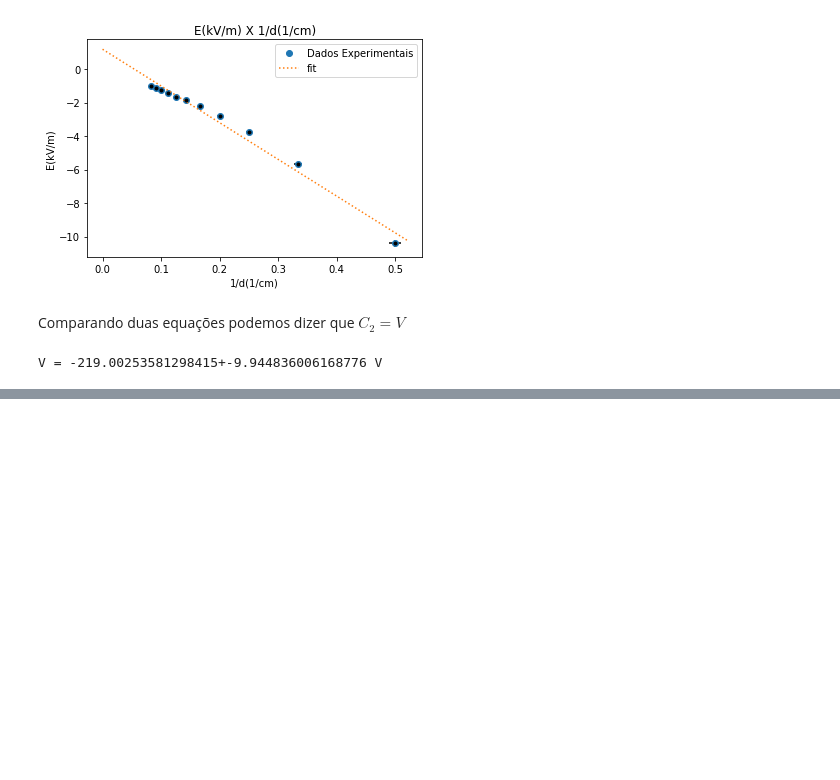
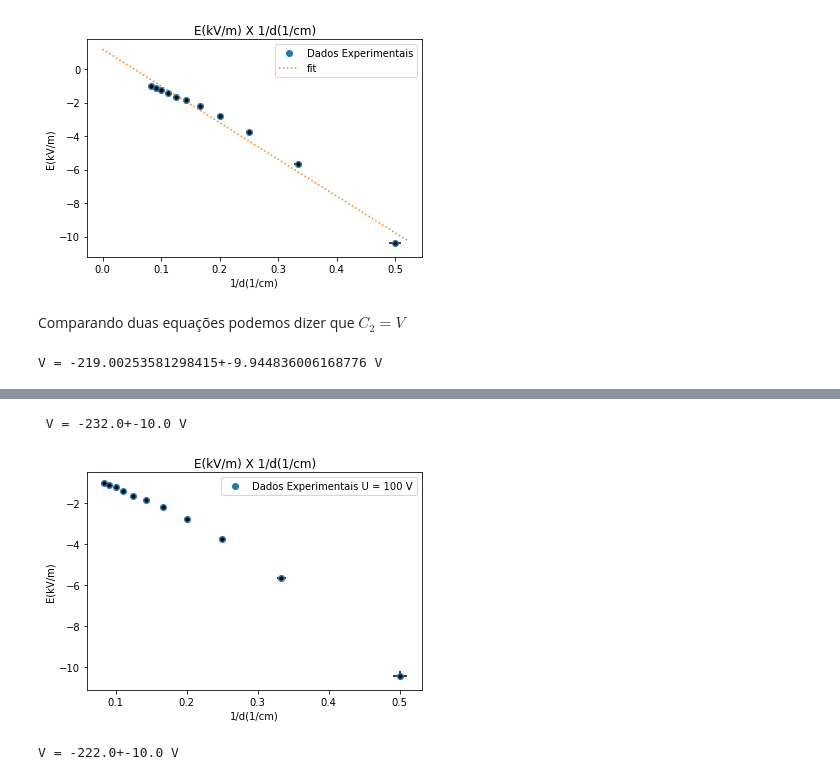
Before and after one commit to PassosSouza/LabII-CampoEletrico, a Jupyter notebook: Analise.ipynb, the cells around one changed output, grey strips where cells are left out. Cells and saved outputs as stored; diff of their text form; code cells hidden in the pictures; blank space fills up the shorter version.

```diff
--- a/Analise.ipynb
+++ b/Analise.ipynb
@@ -274,0 +294,31 @@ V = -219.00253581298415+-9.944836006168776 V
+# %%
+def curve2(x,A,B):
+    return A*x+B
+popt, pcov = curve_fit(curve2, d1[:-1], E22[:-1])
+#para calcular erro
+std = np.sqrt(np.diag(pcov))
+#mostrar coeficientes obtidos
+print(f' V = {round(popt[0]*10,0)}+-{round(std[0]*10,0)} V')
+# %% [output]
+ V = -232.0+-10.0 V
+# %%
+plt.plot(d1,E23,'o', label = "Dados Experimentais U = 100 V")
+plt.errorbar(d1,E23,yerr=eE23,xerr=ed1,fmt='.k')
+
+plt.xlabel('1/d(1/cm)')
+plt.ylabel('E(kV/m)')
+plt.title('E(kV/m) X 1/d(1/cm)')
+plt.legend()
+plt.savefig('graph-fit-E23Xd1.png')
+# %% [output]
+[figure, added]
+# %%
+def curve2(x,A,B):
+    return A*x+B
+popt, pcov = curve_fit(curve2, d1[:-1], E23[:-1])
+#para calcular erro
+std = np.sqrt(np.diag(pcov))
+#mostrar coeficientes obtidos
+print(f'V = {round(popt[0]*10,0)}+-{round(std[0]*10,0)} V')
+# %% [output]
+V = -222.0+-10.0 V
```
Also changed, not shown: parts of 4 cells of this notebook.
